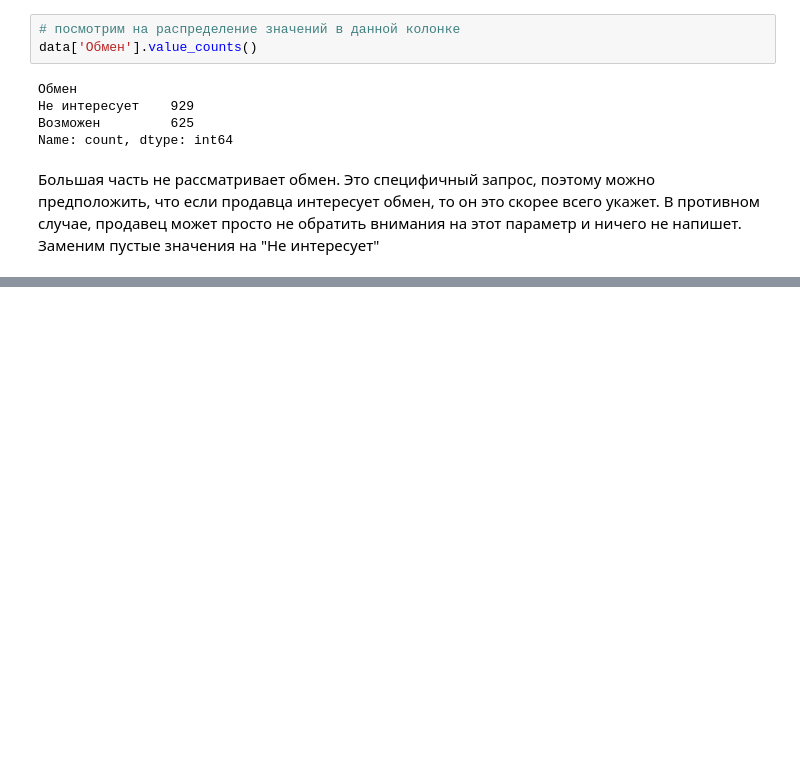
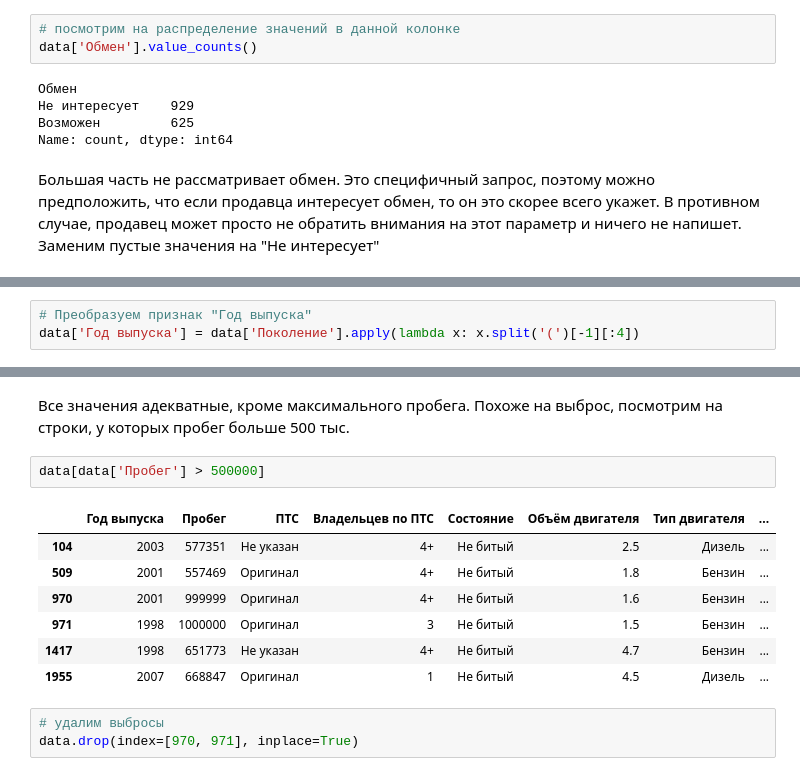
Before and after one commit to DmitryKolbanov/data-science-projects, a Jupyter notebook: car_price/notebooks/data_prep.ipynb, the cells around one changed output, grey strips where cells are left out. Cells and saved outputs as stored; diff of their text form; blank space fills up the shorter version.

```diff
--- a/car_price/notebooks/data_prep.ipynb
+++ b/car_price/notebooks/data_prep.ipynb
@@ -214,0 +234,3 @@ data['Обмен'].fillna('Не интересует', inplace=True)
+# %%
+# Преобразуем признак "Год выпуска"
+data['Год выпуска'] = data['Поколение'].apply(lambda x: x.split('(')[-1][:4])
@@ -214,0 +340,15 @@ data['Обмен'].fillna('Не интересует', inplace=True)
+# %% [markdown]
+Все значения адекватные, кроме максимального пробега. Похоже на выброс, посмотрим на строки, у которых пробег больше 500 тыс.
+# %%
+data[data['Пробег'] > 500000]
+# %% [output]
+|  | Год выпуска | Пробег | ПТС | Владельцев по ПТС | Состояние | Объём двигателя | Тип двигателя | ... |
+| 104 | 2003 | 577351 | Не указан | 4+ | Не битый | 2.5 | Дизель | ... |
+| 509 | 2001 | 557469 | Оригинал | 4+ | Не битый | 1.8 | Бензин | ... |
+| 970 | 2001 | 999999 | Оригинал | 4+ | Не битый | 1.6 | Бензин | ... |
+| 971 | 1998 | 1000000 | Оригинал | 3 | Не битый | 1.5 | Бензин | ... |
+| 1417 | 1998 | 651773 | Не указан | 4+ | Не битый | 4.7 | Бензин | ... |
+| 1955 | 2007 | 668847 | Оригинал | 1 | Не битый | 4.5 | Дизель | ... |
+# %%
+# удалим выбросы
+data.drop(index=[970, 971], inplace=True)
```
Also changed, not shown: parts of 27 cells of this notebook.
